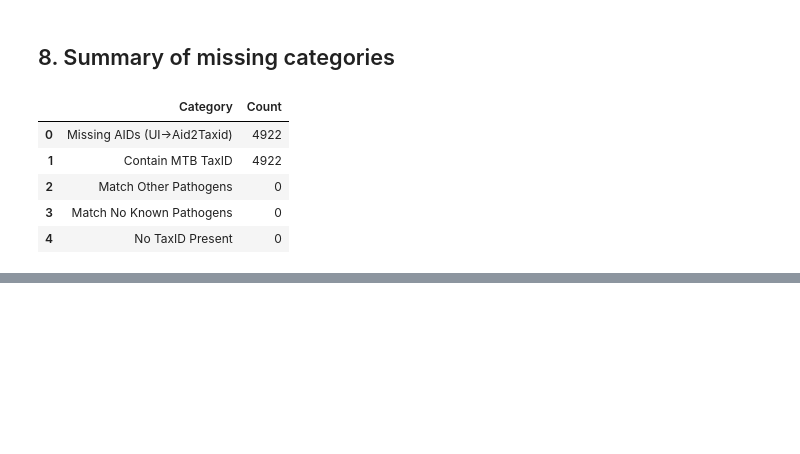
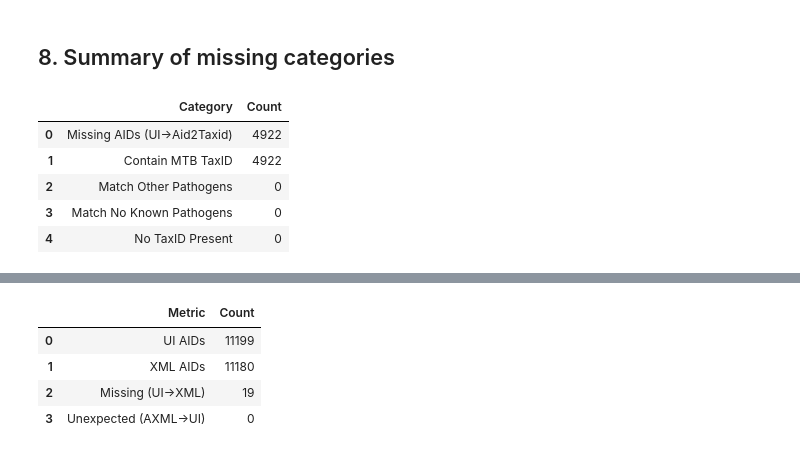
Before and after one commit to ersilia-os/pubchem-antimicrobial-tasks, a Jupyter notebook: notebooks/00_MTB_1773.ipynb, the cells around one changed output, grey strips where cells are left out. Cells and saved outputs as stored; diff of their text form; code cells hidden in the pictures; blank space fills up the shorter version.

```diff
--- a/notebooks/00_MTB_1773.ipynb
+++ b/notebooks/00_MTB_1773.ipynb
@@ -29,8 +31,7 @@ File downloaded manually from:
 
 **PubChem → Taxonomy → Mycobacterium tuberculosis (TaxID 1773) → Actions → BioAssays → Summary**
 # %%
-ui_file = DATA_RAW / "pubchem_taxid_1773_bioassay.csv"
-df_ui = pd.read_csv(ui_file)
+df_ui = pd.read_csv(DATA_RAW / "pubchem_taxid_1773_bioassay.csv")
 
 df_ui.head()
 # %% [output]
@@ -242,0 +285,18 @@ summary_missing
+# %%
+# Compare the 2 sets
+
+missing_from_xml = ui_aids - xml_aids
+extra_in_xml = xml_aids - ui_aids
+
+summary = pd.DataFrame({
+    "Metric": ["UI AIDs", "XML AIDs", "Missing (UI→XML)", "Unexpected (AXML→UI)"],
+    "Count": [len(ui_aids), len(xml_aids), len(missing_from_xml), len(extra_in_xml)]
+})
+
+summary
+# %% [output]
+|  | Metric | Count |
+| 0 | UI AIDs | 11199 |
+| 1 | XML AIDs | 11180 |
+| 2 | Missing (UI→XML) | 19 |
+| 3 | Unexpected (AXML→UI) | 0 |
```
Also changed, not shown: parts of 15 cells of this notebook, 1 other file.
